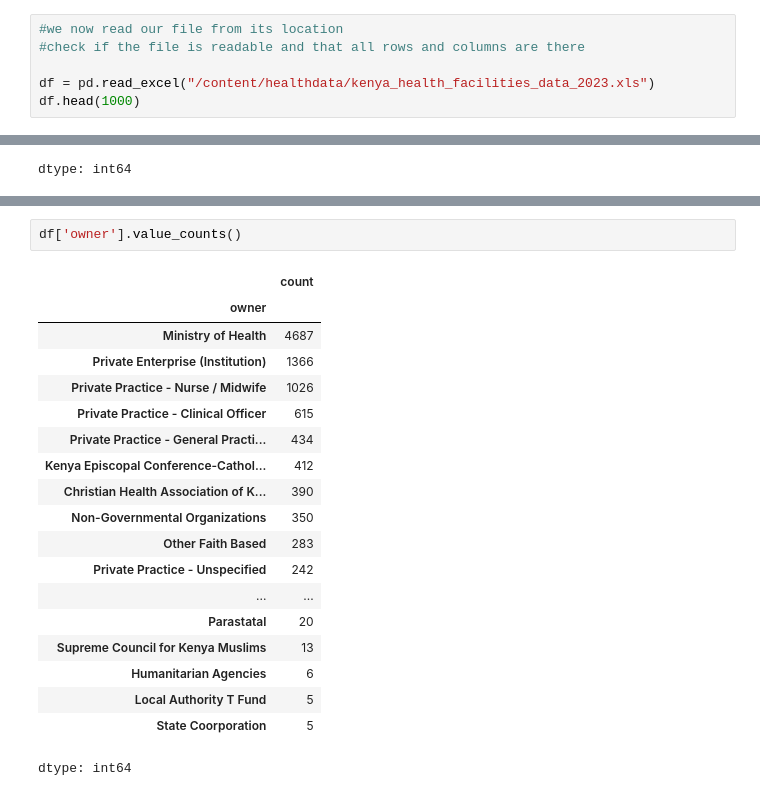
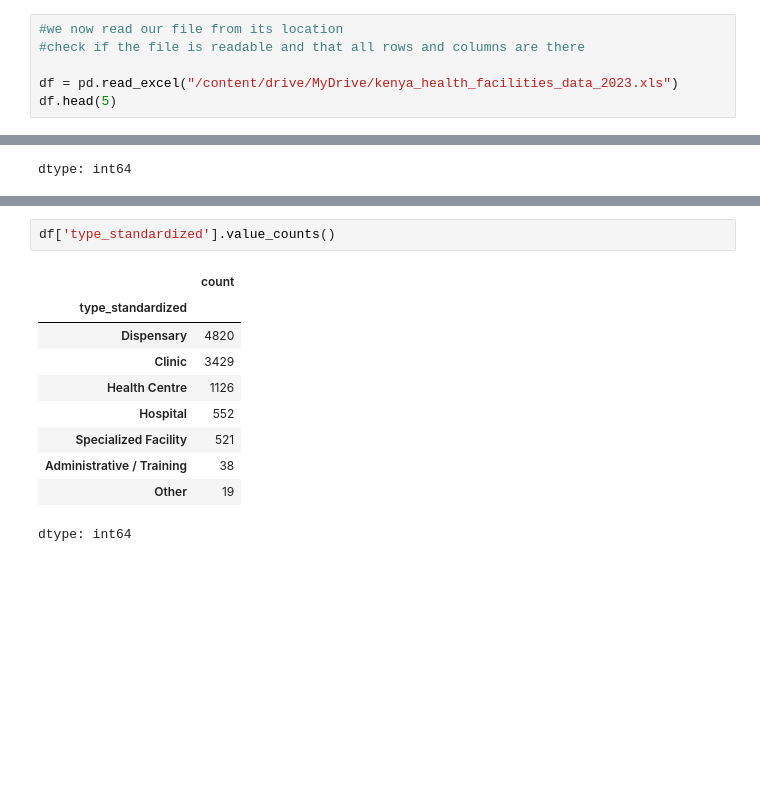
Before and after one commit to kelvinmw1/Kenya_health_facilities_data, a Jupyter notebook: Untitled6.ipynb, the cells around one changed output, grey strips where cells are left out. Saved outputs shown, nothing was run; the diff lists cells and outputs as text; blank space fills up the shorter version.

```diff
--- a/Untitled6.ipynb
+++ b/Untitled6.ipynb
@@ -9,8 +16,8 @@ import numpy as np
 #we now read our file from its location
 #check if the file is readable and that all rows and columns are there
 
-df = pd.read_excel("/content/healthdata/kenya_health_facilities_data_2023.xls")
-df.head(1000)
+df = pd.read_excel("/content/drive/MyDrive/kenya_health_facilities_data_2023.xls")
+df.head(5)
 # %% [output]
 WARNING *** OLE2 inconsistency: SSCS size is 0 but SSAT size is non-zero
 |  | Facility Code | Facility Name | Province | County | District | Division | Type | Owner | Location | ... |
@@ -90,22 +209,13 @@ dtype: int64
 # %%
-df['owner'].value_counts()
+df['type_standardized'].value_counts()
 # %% [output]
 |  | count |
-| owner |  |
-| Ministry of Health | 4687 |
-| Private Enterprise (Institution) | 1366 |
-| Private Practice - Nurse / Midwife | 1026 |
-| Private Practice - Clinical Officer | 615 |
-| Private Practice - General Practi... | 434 |
-| Kenya Episcopal Conference-Cathol... | 412 |
-| Christian Health Association of K... | 390 |
-| Non-Governmental Organizations | 350 |
-| Other Faith Based | 283 |
-| Private Practice - Unspecified | 242 |
-| ... | ... |
-| Parastatal | 20 |
-| Supreme Council for Kenya Muslims | 13 |
-| Humanitarian Agencies | 6 |
-| Local Authority T Fund | 5 |
-| State Coorporation | 5 |
+| type_standardized |  |
+| Dispensary | 4820 |
+| Clinic | 3429 |
+| Health Centre | 1126 |
+| Hospital | 552 |
+| Specialized Facility | 521 |
+| Administrative / Training | 38 |
+| Other | 19 |
 dtype: int64
```
Also changed, not shown: parts of 10 cells of this notebook.
